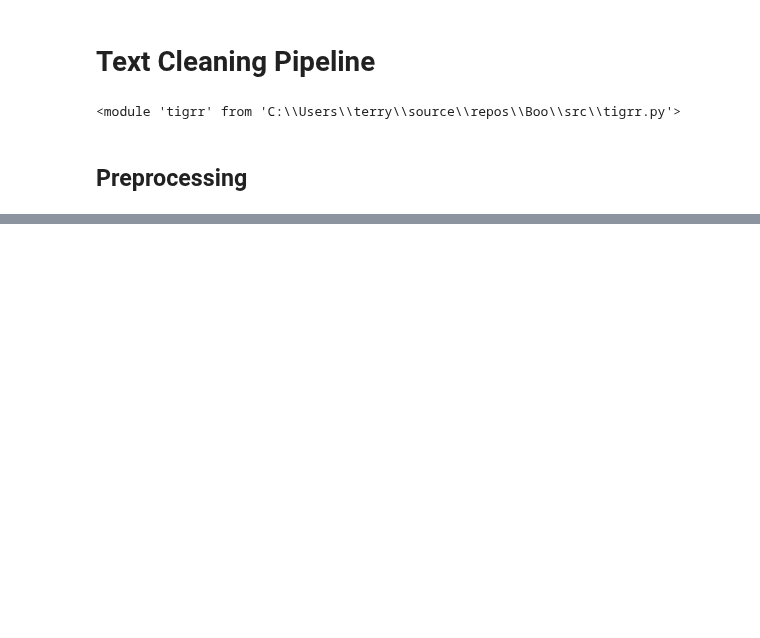
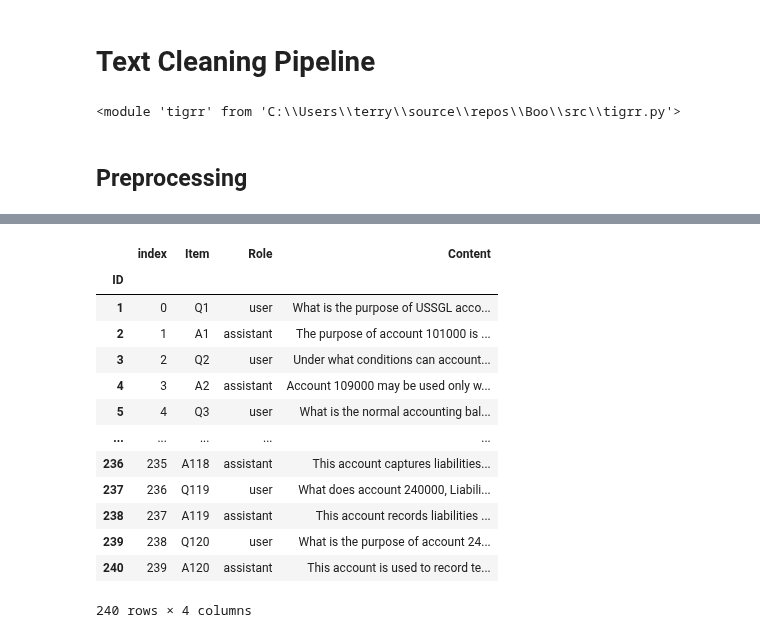
Before and after one commit to is-leeroy-jenkins/Boo, a Jupyter notebook: ipynb/tiggr.ipynb, the cells around one changed output, grey strips where cells are left out. Cells and saved outputs as stored; diff of their text form; code cells hidden in the pictures; blank space fills up the shorter version.

```diff
--- a/ipynb/tiggr.ipynb
+++ b/ipynb/tiggr.ipynb
@@ -1289,4 +1470,26 @@ redbook_rows = len( df_redbook )
 # %%
+# Define Data
 xl_ledger = pd.read_excel( ledger, sheet_name='Training' )
-df_ledger = pd.DataFrame( xl_ledger )
+names = [ 'ID', 'Item', 'Role', 'Content' ]
+ldgr_inx = xl_ledger.index
+df_ledger = pd.DataFrame( data=xl_ledger, columns=names, index=ldgr_inx )
+df_ledger = df_ledger.reset_index(  ).set_index( 'ID' )
 ledger_rows = len( df_ledger )
+# %%
+# View Dataframe
+df_ledger
+# %% [output]
+|  | index | Item | Role | Content |
+| ID |  |  |  |  |
+| 1 | 0 | Q1 | user | What is the purpose of USSGL acco... |
+| 2 | 1 | A1 | assistant | The purpose of account 101000 is ... |
+| 3 | 2 | Q2 | user | Under what conditions can account... |
+| 4 | 3 | A2 | assistant | Account 109000 may be used only w... |
+| 5 | 4 | Q3 | user | What is the normal accounting bal... |
+| ... | ... | ... | ... | ... |
+| 236 | 235 | A118 | assistant | This account captures liabilities... |
+| 237 | 236 | Q119 | user | What does account 240000, Liabili... |
+| 238 | 237 | A119 | assistant | This account records liabilities ... |
+| 239 | 238 | Q120 | user | What is the purpose of account 24... |
+| 240 | 239 | A120 | assistant | This account is used to record te... |
+240 rows × 4 columns
```
Also changed, not shown: parts of 51 cells of this notebook, 28 other files.
